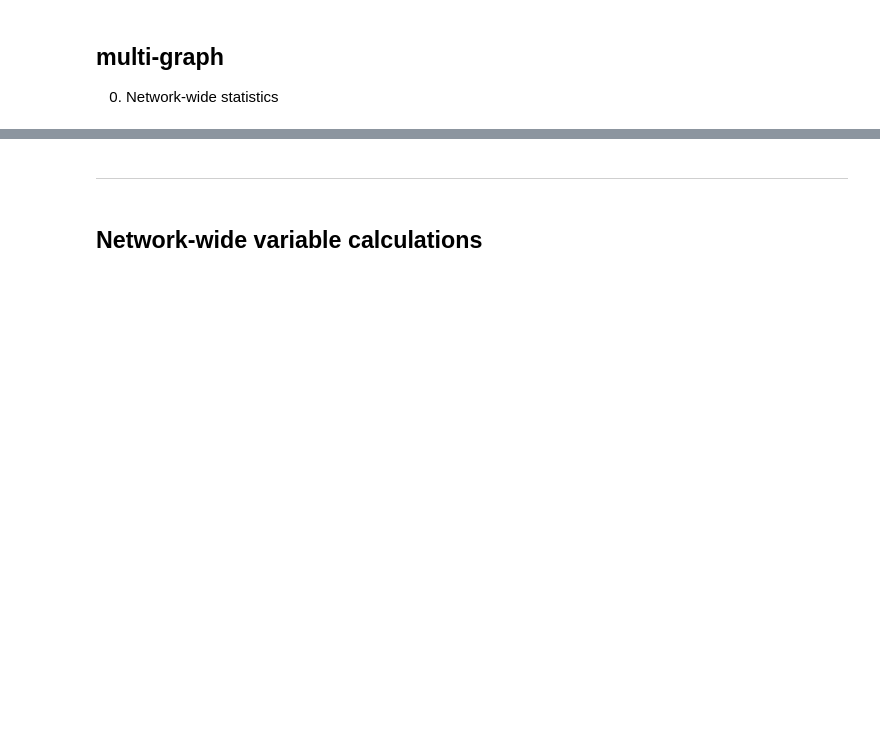
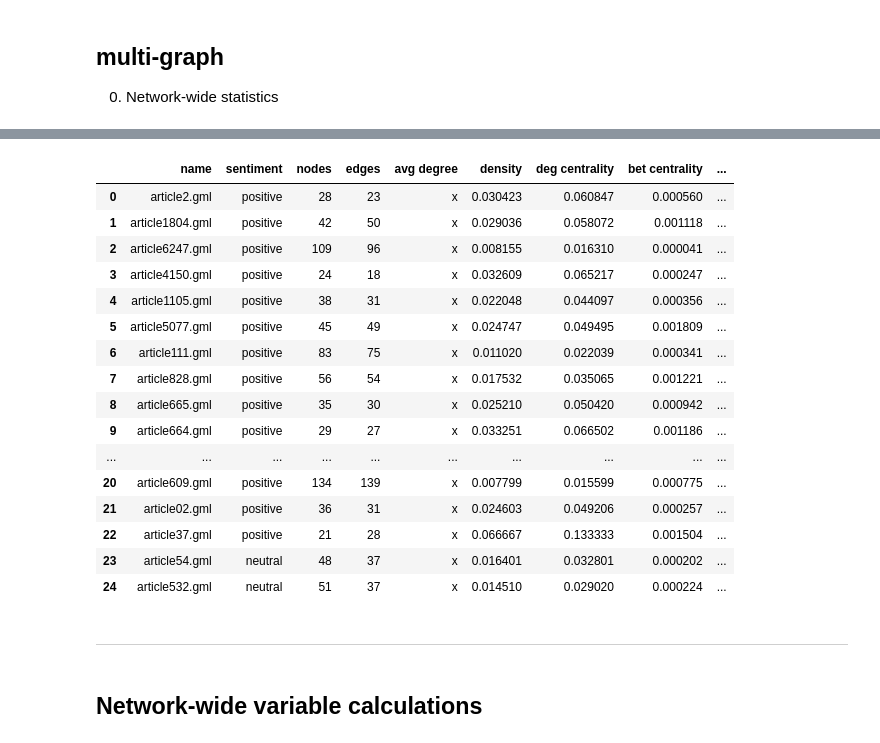
Before and after one commit to gloriakang/vax-sentiment, a Jupyter notebook: jupyter_nbs/MULTI-GRAPHS.ipynb, the cells around one changed output, grey strips where cells are left out. Cells and saved outputs as stored; diff of their text form; code cells hidden in the pictures; blank space fills up the shorter version.

```diff
--- a/jupyter_nbs/MULTI-GRAPHS.ipynb
+++ b/jupyter_nbs/MULTI-GRAPHS.ipynb
@@ -31,7 +31,7 @@ for graph_num, gml_graph in enumerate(gml_files):
     print(gml_graph)
     calculate_graph_inf(graph)
     calculate_graph_inf(ugraph)
-    if graph_num == 1:
+    if graph_num == 0:
         break
 # %% [output]
 ----------------------------------------
@@ -131,7 +108,0 @@ all_data = pd.DataFrame(stats(graph))
-# %%
-# save variables into list -- name:variable
-# append dataframe for network-wide statistics
-
-for i in gml_files:
-    graph = nx.read_gml(gml_files[4])
-    network_data.append(graph_values, ignore_index=True)
@@ -137,0 +182,21 @@ for i in gml_files:
+# %%
+network_data = network_data.append(graph_values, ignore_index=True)
+network_data
+# %% [output]
+|  | name | sentiment | nodes | edges | avg degree | density | deg centrality | bet centrality | ... |
+| 0 | article2.gml | positive | 28 | 23 | x | 0.030423 | 0.060847 | 0.000560 | ... |
+| 1 | article1804.gml | positive | 42 | 50 | x | 0.029036 | 0.058072 | 0.001118 | ... |
+| 2 | article6247.gml | positive | 109 | 96 | x | 0.008155 | 0.016310 | 0.000041 | ... |
+| 3 | article4150.gml | positive | 24 | 18 | x | 0.032609 | 0.065217 | 0.000247 | ... |
+| 4 | article1105.gml | positive | 38 | 31 | x | 0.022048 | 0.044097 | 0.000356 | ... |
+| 5 | article5077.gml | positive | 45 | 49 | x | 0.024747 | 0.049495 | 0.001809 | ... |
+| 6 | article111.gml | positive | 83 | 75 | x | 0.011020 | 0.022039 | 0.000341 | ... |
+| 7 | article828.gml | positive | 56 | 54 | x | 0.017532 | 0.035065 | 0.001221 | ... |
+| 8 | article665.gml | positive | 35 | 30 | x | 0.025210 | 0.050420 | 0.000942 | ... |
+| 9 | article664.gml | positive | 29 | 27 | x | 0.033251 | 0.066502 | 0.001186 | ... |
+| ... | ... | ... | ... | ... | ... | ... | ... | ... | ... |
+| 20 | article609.gml | positive | 134 | 139 | x | 0.007799 | 0.015599 | 0.000775 | ... |
+| 21 | article02.gml | positive | 36 | 31 | x | 0.024603 | 0.049206 | 0.000257 | ... |
+| 22 | article37.gml | positive | 21 | 28 | x | 0.066667 | 0.133333 | 0.001504 | ... |
+| 23 | article54.gml | neutral | 48 | 37 | x | 0.016401 | 0.032801 | 0.000202 | ... |
+| 24 | article532.gml | neutral | 51 | 37 | x | 0.014510 | 0.029020 | 0.000224 | ... |
```
Also changed, not shown: parts of 9 cells of this notebook, 2 other files.
